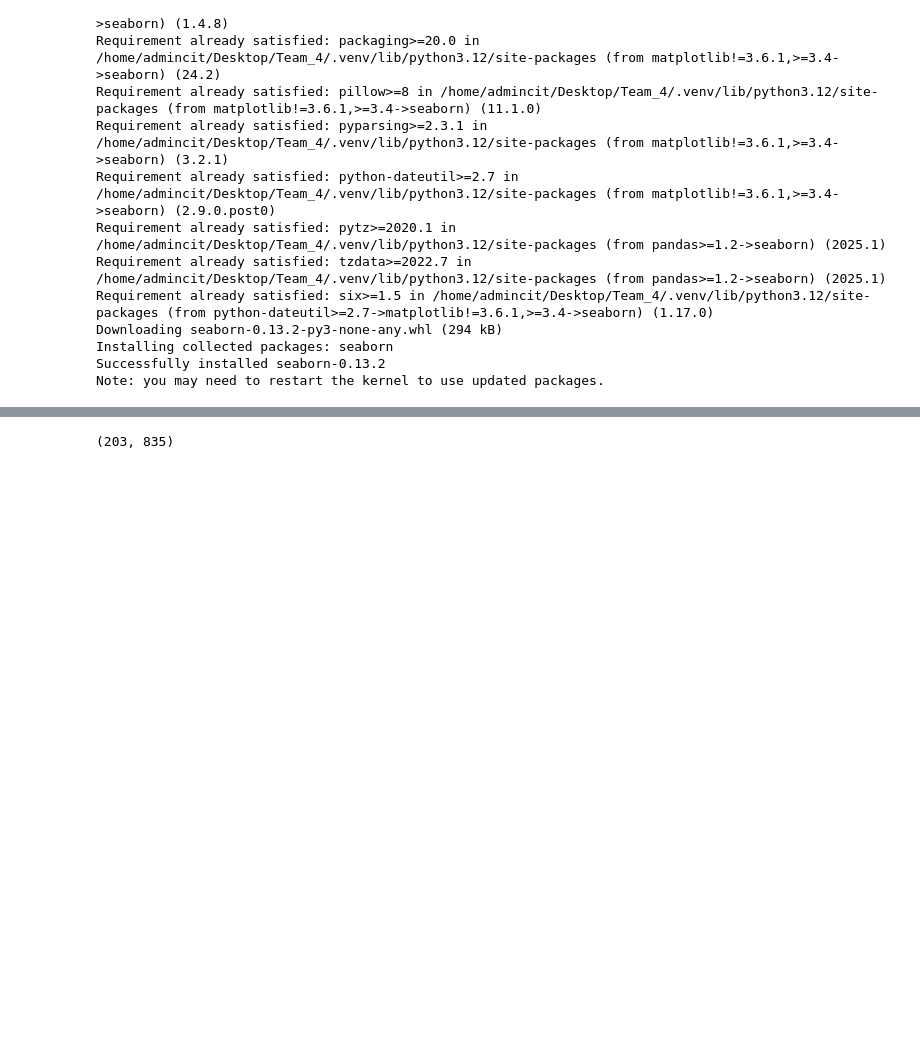
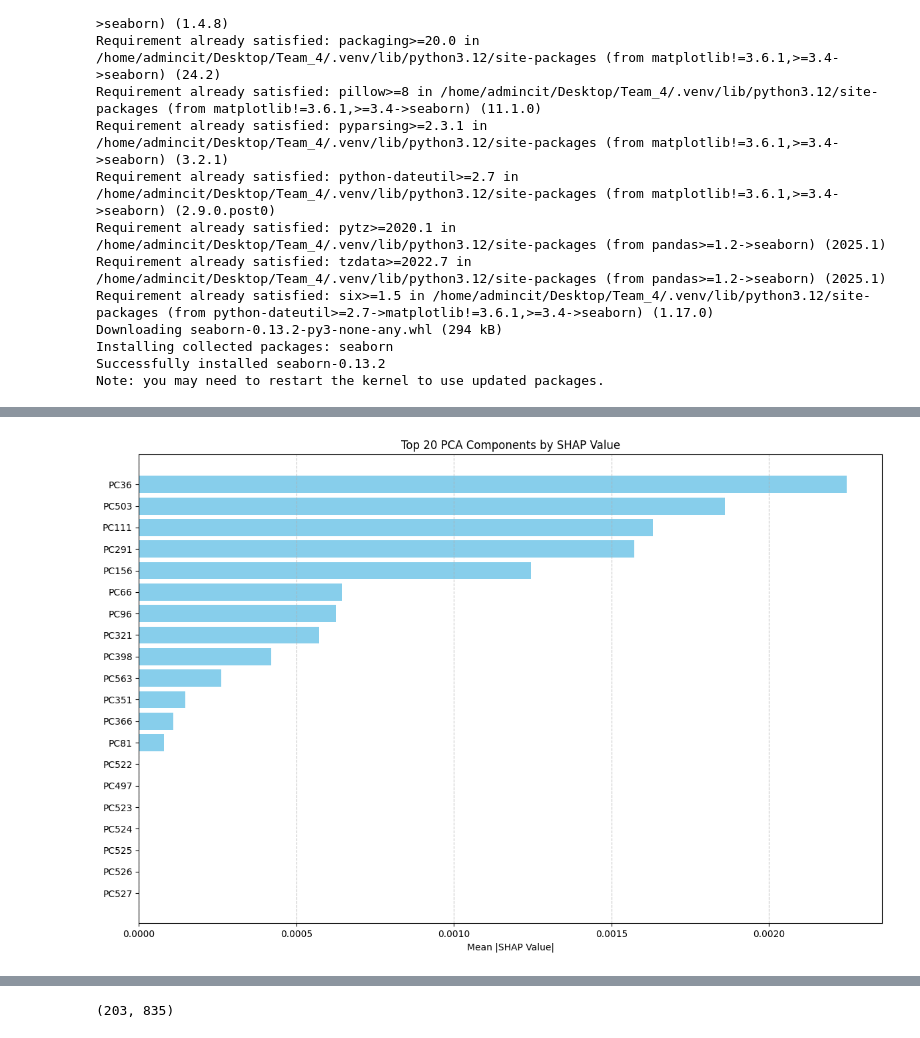
Before and after one commit to ibrainscit/team_4, a Jupyter notebook: notebooks/new_train.ipynb, the cells around one changed output, grey strips where cells are left out. Drawn from its saved outputs; the diff is of its cells as text; code cells hidden in the pictures; blank space fills up the shorter version.

Commit message:
Added pca shap in new_train.ipynb and retrained different model

```diff
--- a/notebooks/new_train.ipynb
+++ b/notebooks/new_train.ipynb
@@ -137,0 +362,31 @@ cross valscores : [0.63636364 0.90909091 0.78125    0.78125    0.875     ]
+# %%
+import numpy as np
+import pandas as pd
+import matplotlib.pyplot as plt
+
+# 📊 SHAP values
+mean_abs_shap = np.abs(shap_values.values).mean(axis=0)
+
+# 🧠 Feature names = Principal Components
+feature_names = [f"PC{i+1}" for i in range(mean_abs_shap.shape[0])]
+
+# 🔧 Combine into DataFrame
+shap_df = pd.DataFrame({
+    'Feature': feature_names,
+    'Mean |SHAP value|': mean_abs_shap
+}).sort_values(by='Mean |SHAP value|', ascending=False)
+
+# 🎯 Top N
+top_shap = shap_df.head(20)
+
+# 📈 Bar Plot
+plt.figure(figsize=(12, 8))
+plt.barh(top_shap['Feature'], top_shap['Mean |SHAP value|'], color='skyblue')
+plt.xlabel("Mean |SHAP Value|")
+plt.title("Top 20 PCA Components by SHAP Value")
+plt.gca().invert_yaxis()
+plt.grid(axis='x', linestyle='--', alpha=0.7)
+plt.tight_layout()
+plt.show()
+# %% [output]
+[figure, added]
```
Also changed, not shown: parts of 10 cells of this notebook, 11 other files.
